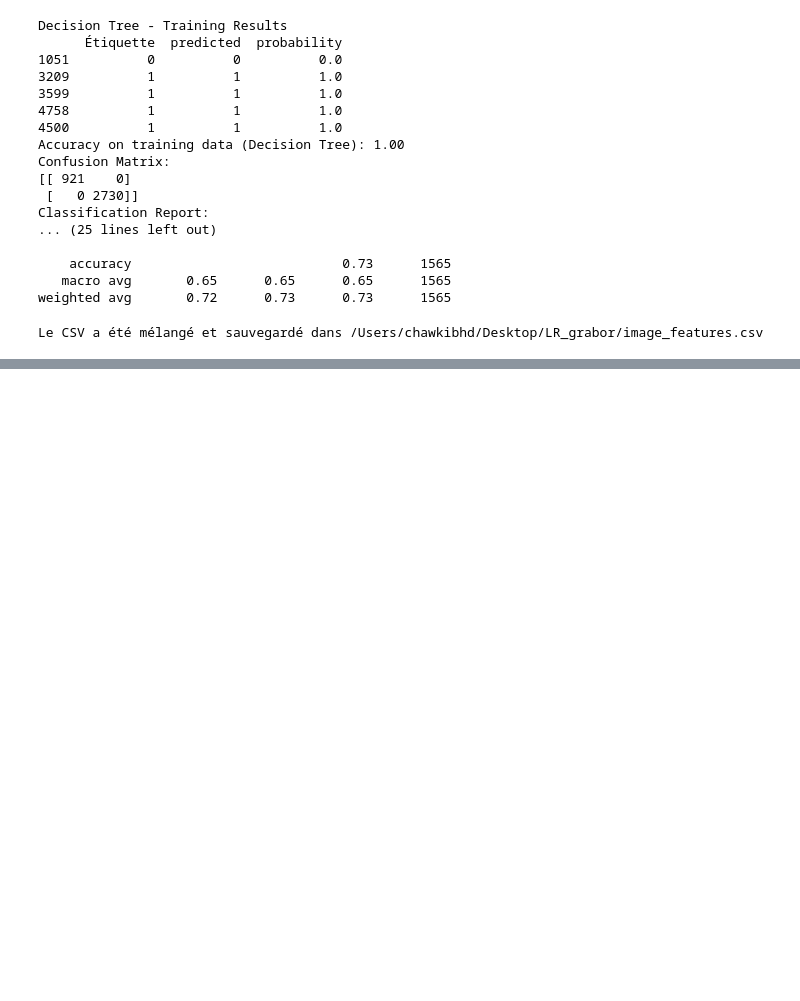
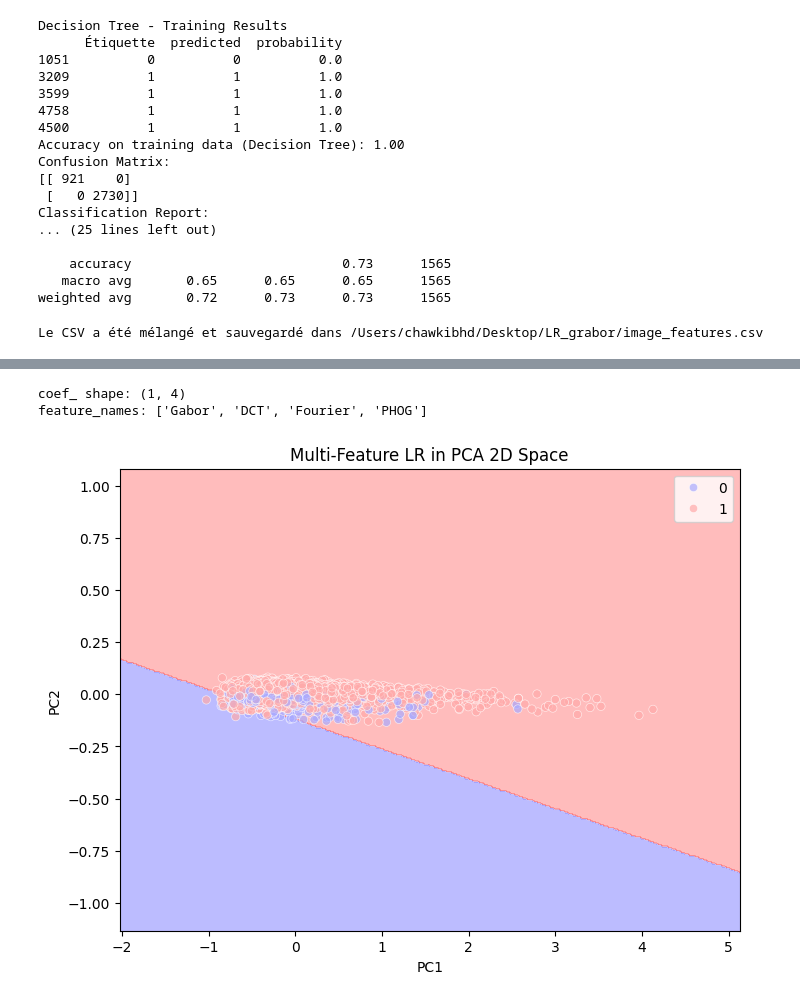
Before and after one commit to chawkibhd/detect_Pneumonie, a Jupyter notebook: model_training/logistic_regression/lr_multi_features.ipynb, the cells around one changed output, grey strips where cells are left out. Drawn from its saved outputs; the diff is of its cells as text; code cells hidden in the pictures; blank space fills up the shorter version.

```diff
--- a/model_training/logistic_regression/lr_multi_features.ipynb
+++ b/model_training/logistic_regression/lr_multi_features.ipynb
@@ -288,0 +347,49 @@ Le CSV a été mélangé et sauvegardé dans /Users/chawkibhd/Desktop/LR_grabor/
+# %%
+print("coef_ shape:", logreg.coef_.shape)
+print("feature_names:", feature_names)
+# %% [output]
+coef_ shape: (1, 4)
+feature_names: ['Gabor', 'DCT', 'Fourier', 'PHOG']
+# %%
+import numpy as np
+import matplotlib.pyplot as plt
+import seaborn as sns
+from sklearn.decomposition import PCA
+from sklearn.linear_model import LogisticRegression
+
+# 1) Train logistic regression on 4 features
+X = df[['Gabor', 'DCT', 'Fourier', 'PHOG']].values
+y = df['Étiquette'].values
+lr_all = LogisticRegression()
+lr_all.fit(X, y)
+
+# 2) Fit a PCA (2 components) on X
+pca = PCA(n_components=2)
+pca.fit(X)
+X_pca = pca.transform(X)  # shape (n_samples, 2)
+
+# 3) Create a mesh in the 2D PCA space
+x_min, x_max = X_pca[:, 0].min() - 1, X_pca[:, 0].max() + 1
+y_min, y_max = X_pca[:, 1].min() - 1, X_pca[:, 1].max() + 1
+xx, yy = np.meshgrid(
+    np.linspace(x_min, x_max, 300),
+    np.linspace(y_min, y_max, 300)
+)
+grid_2d = np.c_[xx.ravel(), yy.ravel()]  # shape (90000, 2)
+
+# 4) Invert back to 4D space
+grid_4d = pca.inverse_transform(grid_2d)  # shape (90000, 4)
+
+# 5) Predict with your 4D logistic regression model
+Z = lr_all.predict(grid_4d).reshape(xx.shape)
+
+# 6) Plot decision regions & actual data in PCA space
+plt.figure(figsize=(8, 6))
+plt.contourf(xx, yy, Z, alpha=0.3, cmap='bwr')
+sns.scatterplot(x=X_pca[:, 0], y=X_pca[:, 1], hue=y, palette='bwr', alpha=0.7)
+plt.title("Multi-Feature LR in PCA 2D Space")
+plt.xlabel("PC1")
+plt.ylabel("PC2")
+plt.show()
+# %% [output]
+[figure, added]
```
Also changed, not shown: parts of 6 cells of this notebook.
